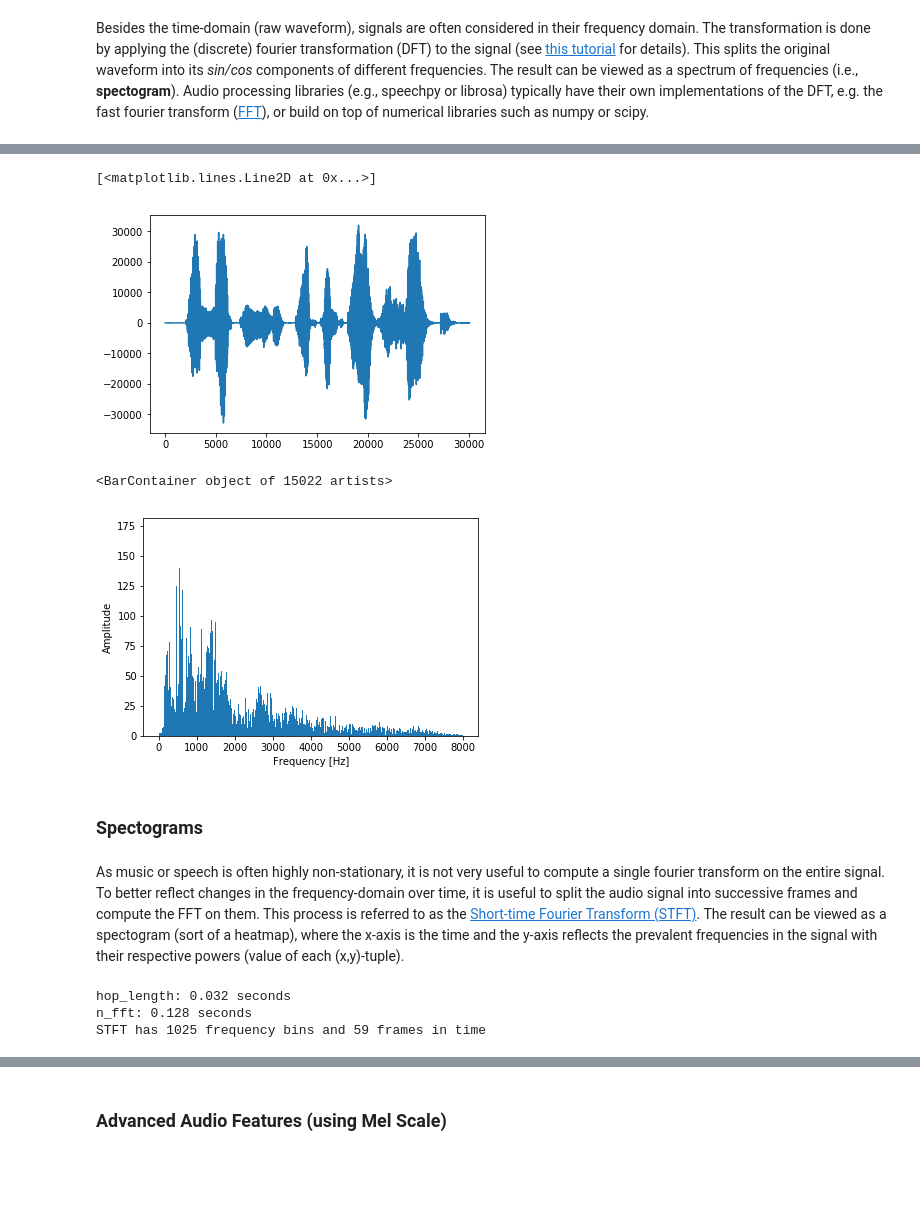
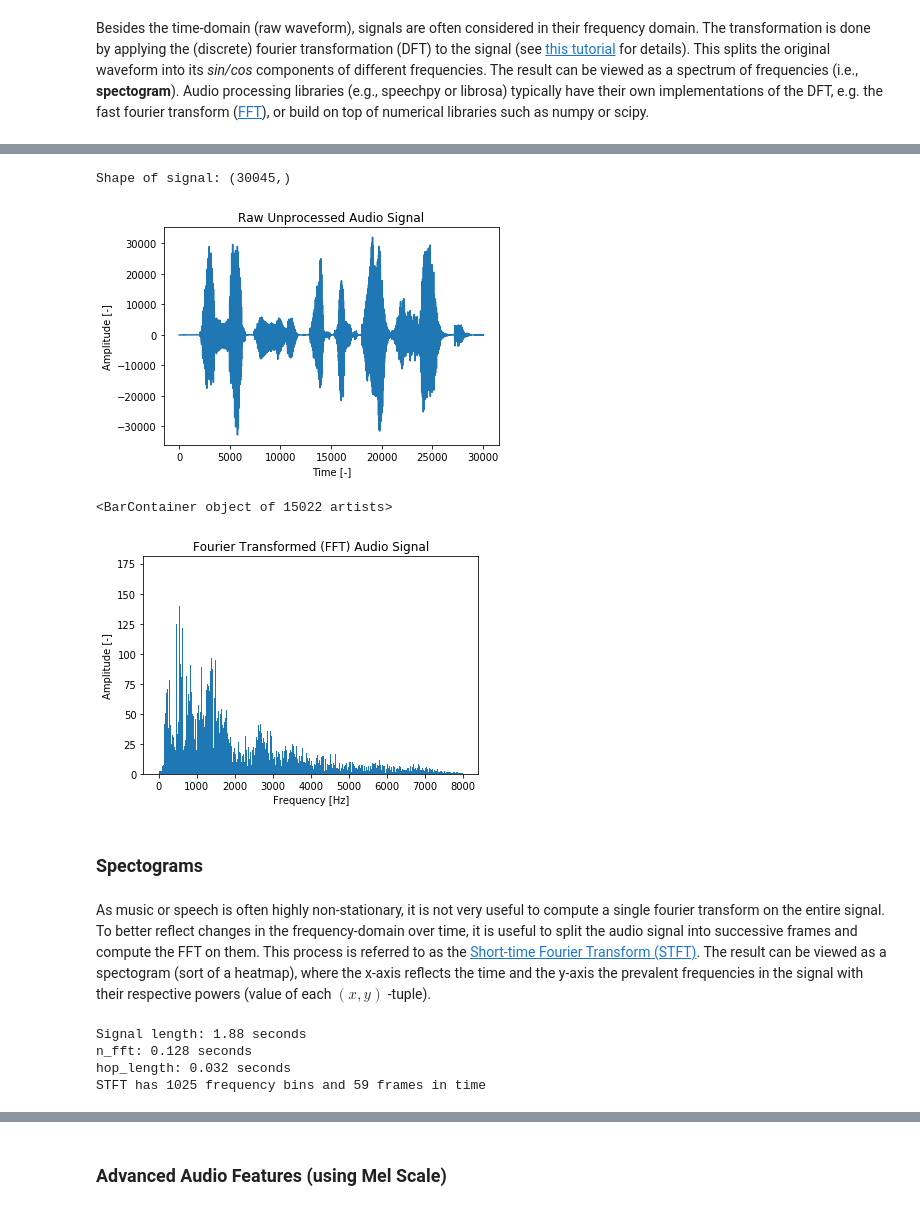
Before and after one commit to delsner/affective-computing-audio, a Jupyter notebook: 05_15_2019_Affective_Computing_Audio.ipynb, the cells around one changed output, grey strips where cells are left out. Saved outputs shown, nothing was run; the diff lists cells and outputs as text; code cells hidden in the pictures; blank space fills up the shorter version.

```diff
--- a/05_15_2019_Affective_Computing_Audio.ipynb
+++ b/05_15_2019_Affective_Computing_Audio.ipynb
@@ -70,12 +73,16 @@ The result can be viewed as a spectrum of frequencies (i.e., **spectogram**). Au
 # %%
 from scipy.io import wavfile as wav
 
 # read .wav file with scipy
 sr, signal = wav.read('emodb/wav/03a01Wa.wav')
 plt.plot(signal)
+plt.title("Raw Unprocessed Audio Signal")
+plt.ylabel("Amplitude [-]")
+plt.xlabel("Time [-]")
+print('Shape of signal: {}'.format(signal.shape))
 # %% [output]
-[<matplotlib.lines.Line2D at 0x...>]
+Shape of signal: (30045,)
-[figure, old version]
+[figure, new version]
 # %%
 import numpy as np
 
@@ -89,35 +96,38 @@ N = signal.size
 f = np.linspace(0, sr, N)
 
 # plot frequency spectrum (w.r.t. Nyquist frequency >= 2 * max. natural frequency)
-plt.ylabel("Amplitude")
+plt.title("Fourier Transformed (FFT) Audio Signal")
+plt.ylabel("Amplitude [-]")
 plt.xlabel("Frequency [Hz]")
 plt.bar(f[:N // 2], np.abs(fft)[:N // 2] * 1 / N, width=1.5)  # 1 / N is a normalization factor
 # %% [output]
 <BarContainer object of 15022 artists>
-[figure, old version]
+[figure, new version]
 # %% [markdown]
 ### Spectograms
 # %% [markdown]
-As music or speech is often highly non-stationary, it is not very useful to compute a single fourier transform on the entire signal. To better reflect changes in the frequency-domain over time, it is useful to split the audio signal into successive frames and compute the FFT on them. This process is referred to as the [Short-time Fourier Transform (STFT)](https://musicinformationretrieval.com/stft.html). The result can be viewed as a spectogram (sort of a heatmap), where the x-axis is the time and the y-axis reflects the prevalent frequencies in the signal with their respective powers (value of each (x,y)-tuple).
+As music or speech is often highly non-stationary, it is not very useful to compute a single fourier transform on the entire signal. To better reflect changes in the frequency-domain over time, it is useful to split the audio signal into successive frames and compute the FFT on them. This process is referred to as the [Short-time Fourier Transform (STFT)](https://musicinformationretrieval.com/stft.html). The result can be viewed as a spectogram (sort of a heatmap), where the x-axis reflects the time and the y-axis the prevalent frequencies in the signal with their respective powers (value of each $(x,y)$ -tuple).
 # %%
 # load audio file into signal (np.ndarray) and sampling rate
 signal, sr = librosa.load(path='emodb/wav/03a01Wa.wav', sr=16000)
+print('Signal length: {:.2f} seconds'.format(float(signal.size)/sr))
 
 # STFT
+# n_fft: frame/window size, i.e., amount of samples to use for computing FFT
+n_fft = 2048
+print('n_fft: {} seconds'.format(float(n_fft)/sr)) # units of seconds
+
 # hop_length: sliding window step size
 hop_length = 512
 print('hop_length: {} seconds'.format(float(hop_length)/sr)) # units of seconds
 
-# n_fft: frame size, i.e., amount of samples to use for computing FFT
-n_fft = 2048
-print('n_fft: {} seconds'.format(float(n_fft)/sr)) # units of seconds
-
 # compute STFT using librosa
 X = librosa.stft(signal, n_fft=n_fft, hop_length=hop_length)
 print('STFT has {} frequency bins and {} frames in time'.format(X.shape[0], X.shape[1]))
 # %% [output]
+Signal length: 1.88 seconds
+n_fft: 0.128 seconds
 hop_length: 0.032 seconds
-n_fft: 0.128 seconds
 STFT has 1025 frequency bins and 59 frames in time
 # %%
 from librosa.display import specshow
```
Also changed, not shown: parts of 16 cells of this notebook.
